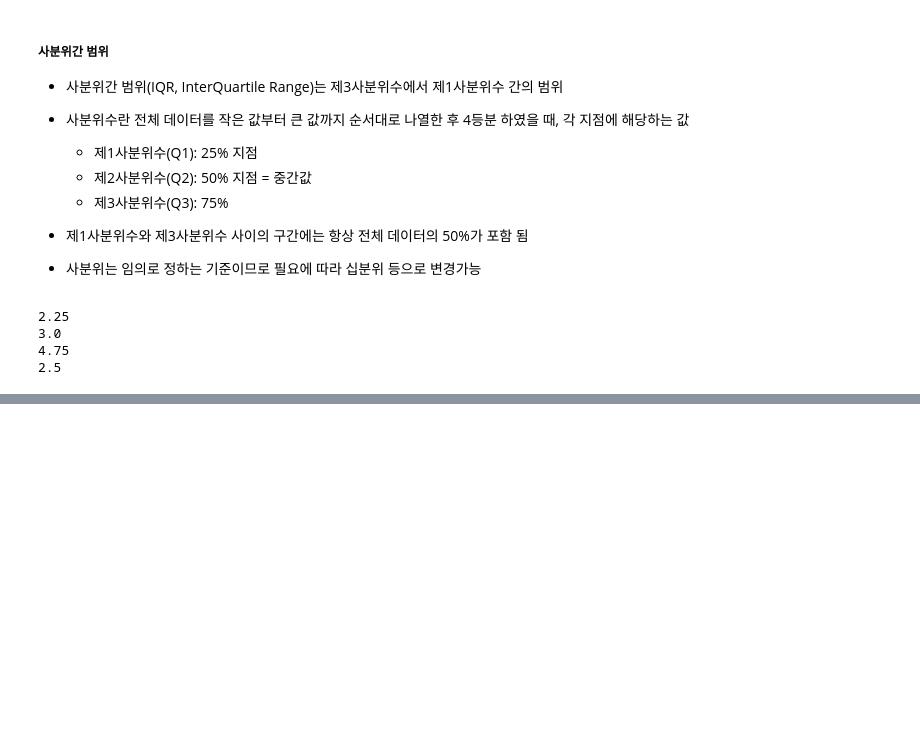
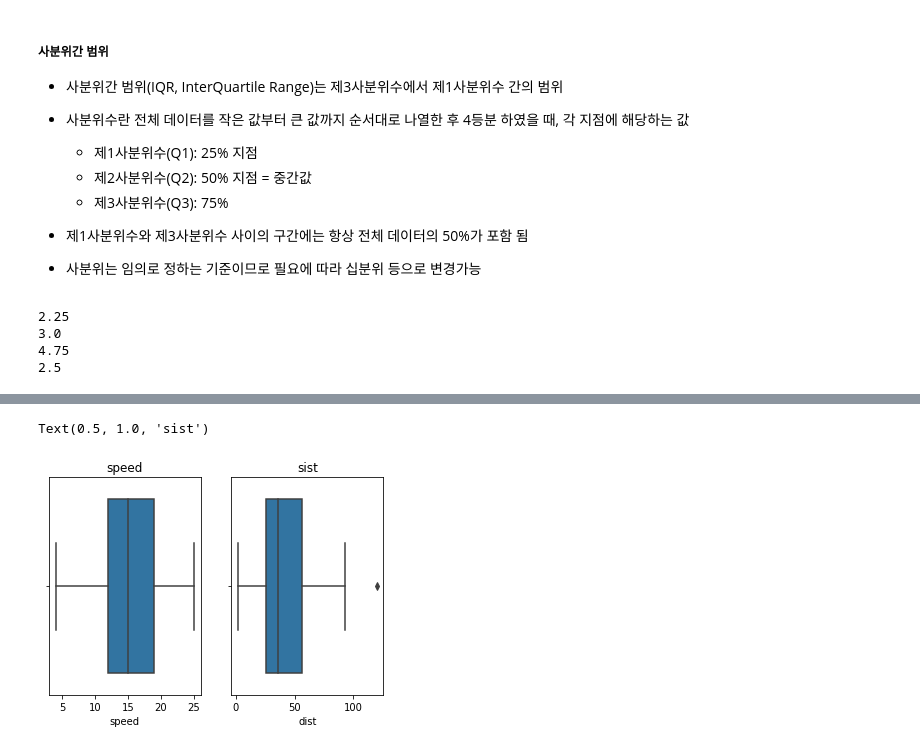
Before and after one commit to toughC/Python_Machine_Learning, a Jupyter notebook: 08_AnalysisConceptAndData.ipynb, the cells around one changed output, grey strips where cells are left out. Saved outputs shown, nothing was run; the diff lists cells and outputs as text; code cells hidden in the pictures; blank space fills up the shorter version.

```diff
--- a/08_AnalysisConceptAndData.ipynb
+++ b/08_AnalysisConceptAndData.ipynb
@@ -182,0 +226,5 @@ print(np.quantile(x, .75) - np.quantile(x, .25))  # 사분위간 범위(Q3 - Q1)
+# %%
+df=pd.DataFrame()
+df['speed'] =speed
+df['dist'] =dist
+df.head()
@@ -182,0 +238,11 @@ print(np.quantile(x, .75) - np.quantile(x, .25))  # 사분위간 범위(Q3 - Q1)
+# %%
+fig, (ax1, ax2)=plt.subplots(1, 2)
+
+sns.boxplot('speed', data=df, ax=ax1, orient='v')
+ax1.set_title('speed')
+
+sns.boxplot('dist', data=df, ax=ax2, orient='v')
+ax2.set_title('sist')
+# %% [output]
+Text(0.5, 1.0, 'sist')
+[figure, added]
```
Also changed, not shown: parts of 9 cells of this notebook.
